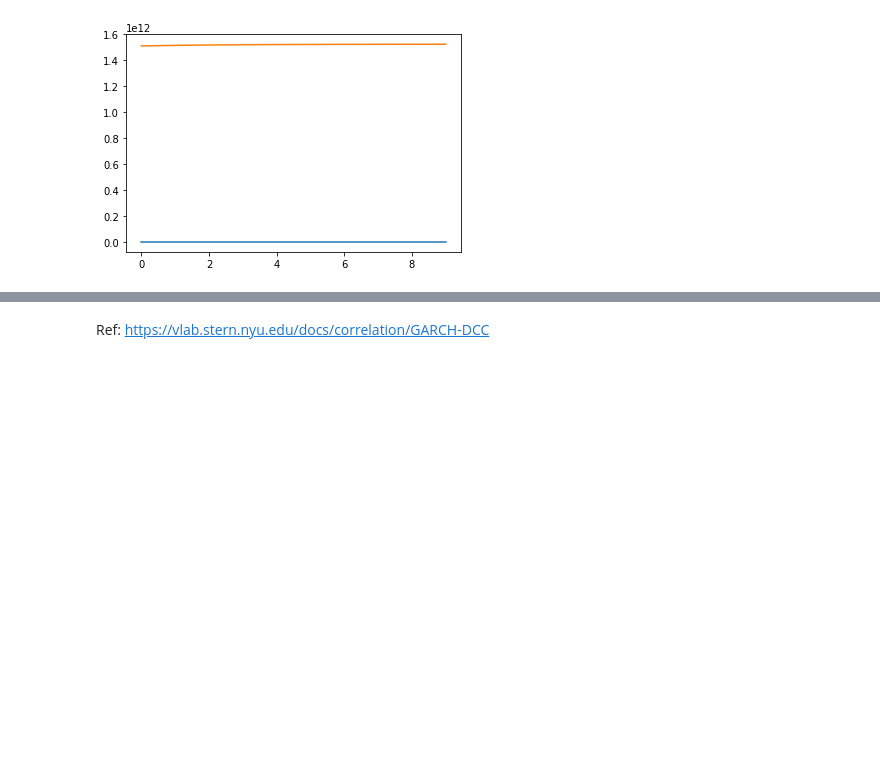
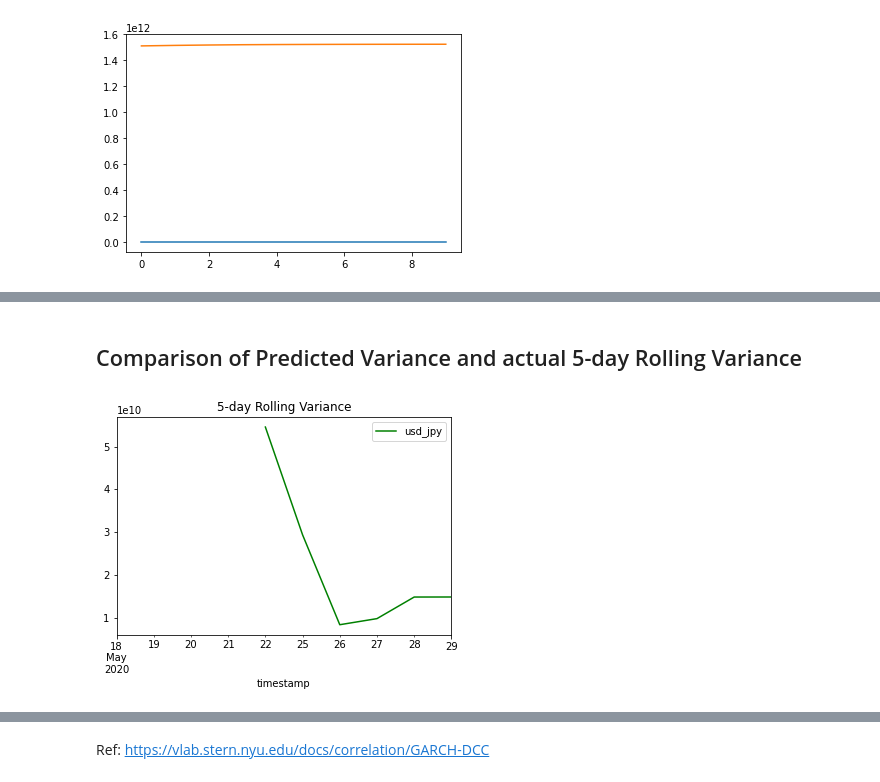
Before and after one commit to saritmaitra/Forex_VAR-VECM, a Jupyter notebook: ARCH_volatility_modeling.ipynb, the cells around one changed output, grey strips where cells are left out. Cells and saved outputs as stored; diff of their text form; code cells hidden in the pictures; blank space fills up the shorter version.

```diff
--- a/ARCH_volatility_modeling.ipynb
+++ b/ARCH_volatility_modeling.ipynb
@@ -251,0 +296,6 @@ plt.show()
+# %%
+X = data[['usd_jpy']]
+
+# split into train/test
+nobs = 10
+train, test = X[:-nobs], X[-nobs:]
@@ -251,0 +331,9 @@ plt.show()
+# %% [markdown]
+## Comparison of Predicted Variance and actual 5-day Rolling Variance
+# %%
+# Rolling Window
+test.rolling(window=5).var().plot(style='g')
+plt.title("5-day Rolling Variance")
+plt.show()
+# %% [output]
+[figure, added]
```
Also changed, not shown: parts of 10 cells of this notebook.
